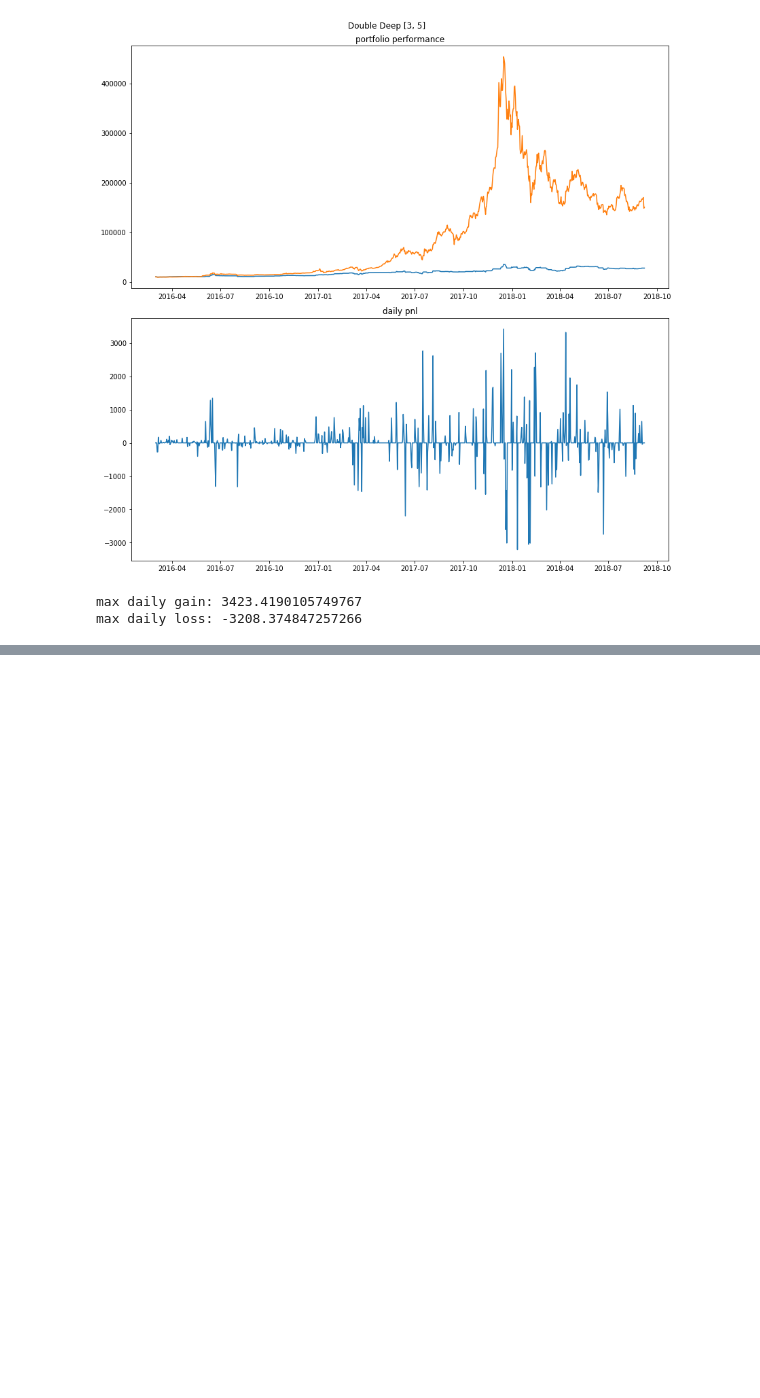
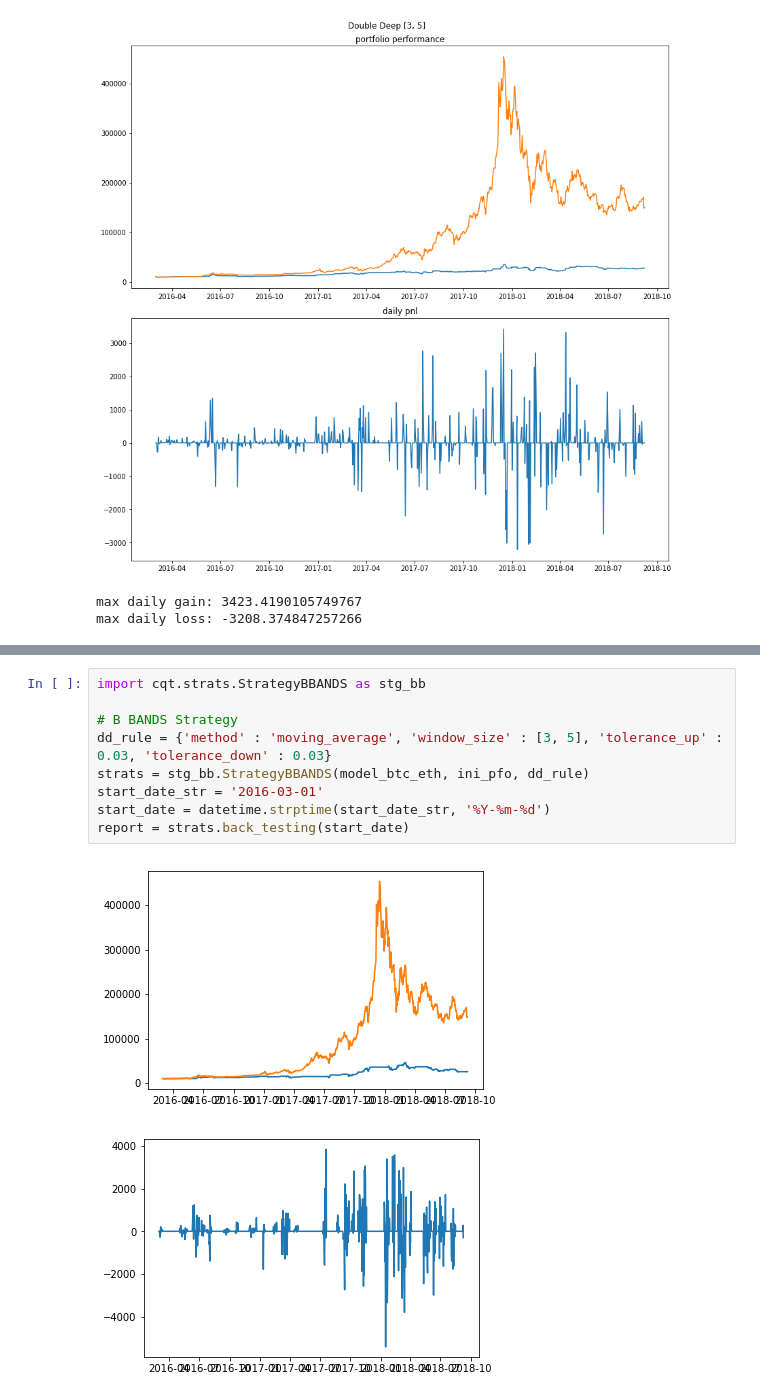
Before and after one commit to MasslessAI/crypto_index, a Jupyter notebook: notebooks/portfolio_strategy_performance_tracking-Data-Base-Data.ipynb, the cells around one changed output, grey strips where cells are left out. Cells and saved outputs as stored; diff of their text form; blank space fills up the shorter version.

Commit message:
add Bollinger Bands, RSI, ATR strategies

```diff
--- a/notebooks/portfolio_strategy_performance_tracking-Data-Base-Data.ipynb
+++ b/notebooks/portfolio_strategy_performance_tracking-Data-Base-Data.ipynb
@@ -176,0 +184,12 @@ max daily loss: -3208.374847257266
+# %%
+import cqt.strats.StrategyBBANDS as stg_bb
+
+# B BANDS Strategy
+dd_rule = {'method' : 'moving_average', 'window_size' : [3, 5], 'tolerance_up' : 0.03, 'tolerance_down' : 0.03}
+strats = stg_bb.StrategyBBANDS(model_btc_eth, ini_pfo, dd_rule)
+start_date_str = '2016-03-01'
+start_date = datetime.strptime(start_date_str, '%Y-%m-%d')
+report = strats.back_testing(start_date)
+# %% [output]
+[figure, added]
+[figure, added]
```
Also changed, not shown: parts of 11 cells of this notebook, 3 other files.
